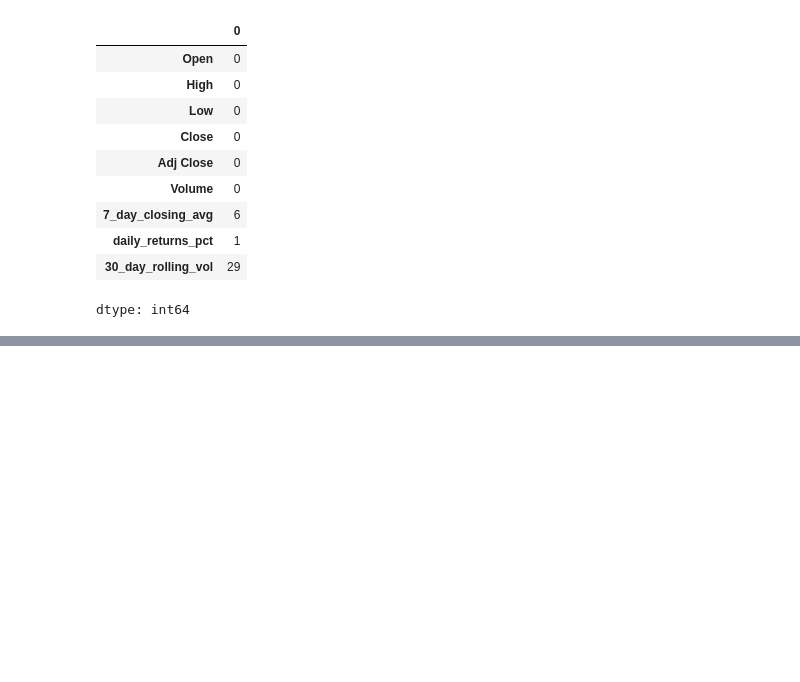
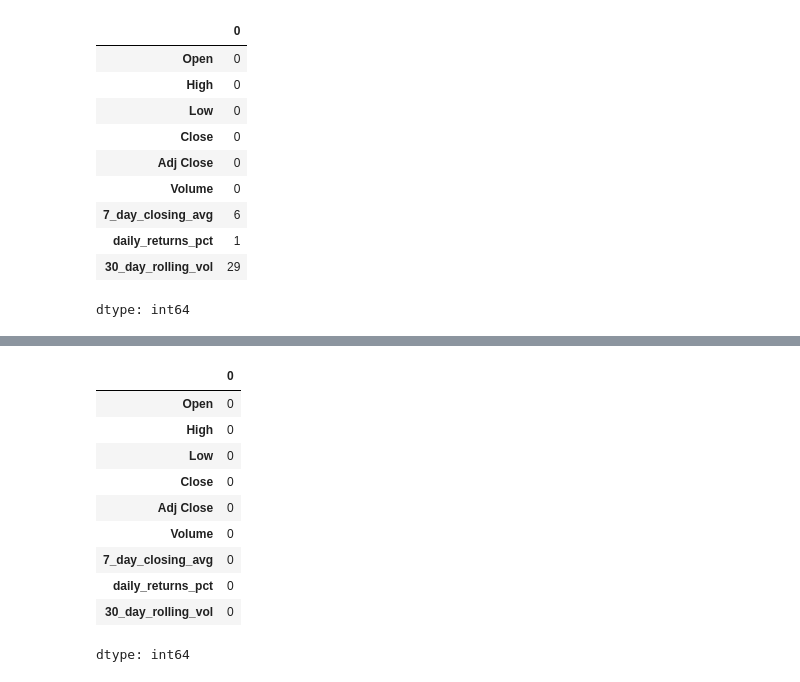
Before and after one commit to fwu27/Test, a Jupyter notebook: bitcoin_prices.ipynb, the cells around one changed output, grey strips where cells are left out. Drawn from its saved outputs; the diff is of its cells as text; code cells hidden in the pictures; blank space fills up the shorter version.

```diff
--- a/bitcoin_prices.ipynb
+++ b/bitcoin_prices.ipynb
@@ -86,0 +122,23 @@ dtype: int64
+# %%
+rolling_mean = df['30_day_rolling_vol'].rolling(window=60, center=True, min_periods=1).mean()
+df['30_day_rolling_vol'] = df['30_day_rolling_vol'].fillna(rolling_mean)
+# %%
+rolling_mean = df['daily_returns_pct'].rolling(window=7, center=True, min_periods=1).mean()
+df['daily_returns_pct'] = df['daily_returns_pct'].fillna(rolling_mean)
+# %%
+rolling_mean = df['7_day_closing_avg'].rolling(window=30, center=True, min_periods=1).mean()
+df['7_day_closing_avg'] = df['7_day_closing_avg'].fillna(rolling_mean)
+# %%
+df.isnull().sum()
+# %% [output]
+|  | 0 |
+| Open | 0 |
+| High | 0 |
+| Low | 0 |
+| Close | 0 |
+| Adj Close | 0 |
+| Volume | 0 |
+| 7_day_closing_avg | 0 |
+| daily_returns_pct | 0 |
+| 30_day_rolling_vol | 0 |
+dtype: int64
```
Also changed, not shown: parts of 2 cells of this notebook.
